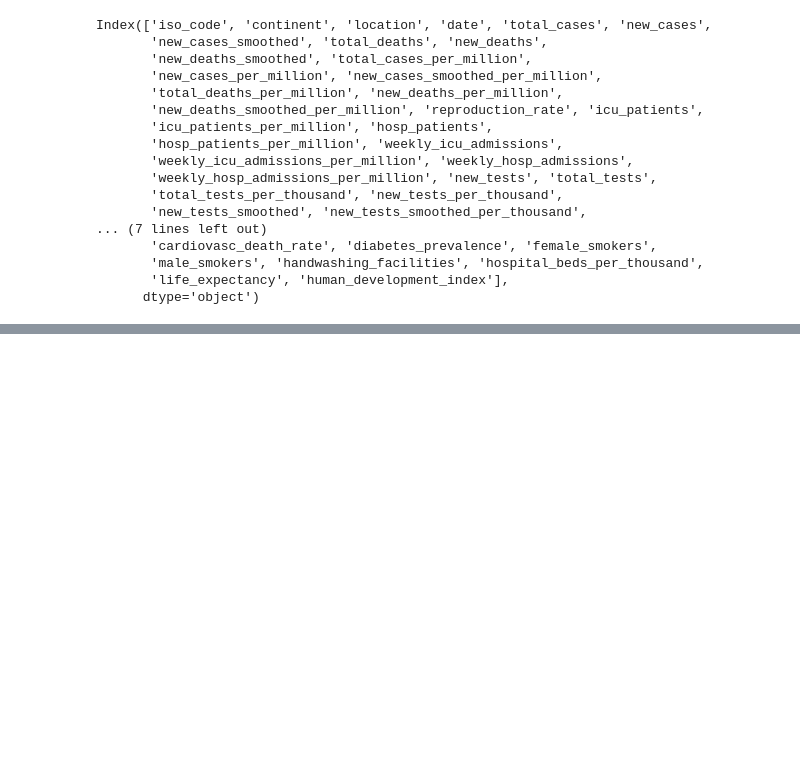
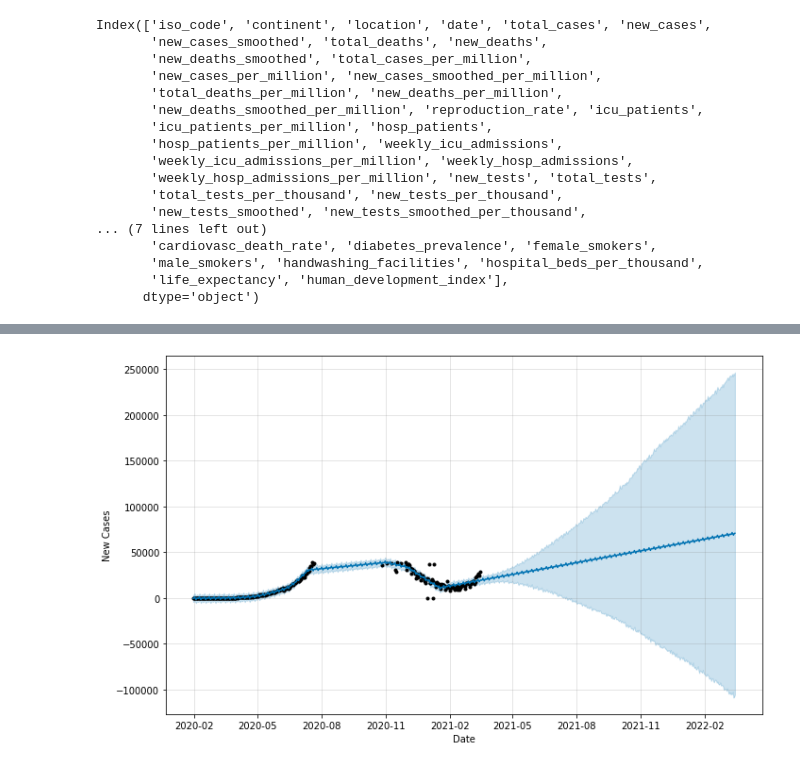
Before and after one commit to New2Coding678/Major-Project, a Jupyter notebook: Major_Project_DS_MAJOR_JAN_DS_01BM2.ipynb, the cells around one changed output, grey strips where cells are left out. Saved outputs shown, nothing was run; the diff lists cells and outputs as text; code cells hidden in the pictures; blank space fills up the shorter version.

```diff
--- a/Major_Project_DS_MAJOR_JAN_DS_01BM2.ipynb
+++ b/Major_Project_DS_MAJOR_JAN_DS_01BM2.ipynb
@@ -120,0 +165,7 @@ plt.show()
+# %%
+df_new
+import numpy as np
+df_new['y'] = np.where(df_new['y']>40000, np.nan, df_new['y'])
+df_new
+
+# Giving 2750 as threshold
@@ -120,0 +196,7 @@ plt.show()
+# %%
+# Fb Prophet
+
+import fbprophet
+
+op = fbprophet.Prophet(changepoint_prior_scale=1)
+op.fit(df_new)
@@ -120,0 +207,3 @@ plt.show()
+# %%
+forecast = op.make_future_dataframe(periods = 365 ,freq = 'D')
+forecast = op.predict(forecast)
@@ -120,0 +234,4 @@ plt.show()
+# %%
+op.plot(forecast,xlabel = 'Date',ylabel='New Cases');
+# %% [output]
+[figure, added]
```
Also changed, not shown: parts of 19 cells of this notebook.
